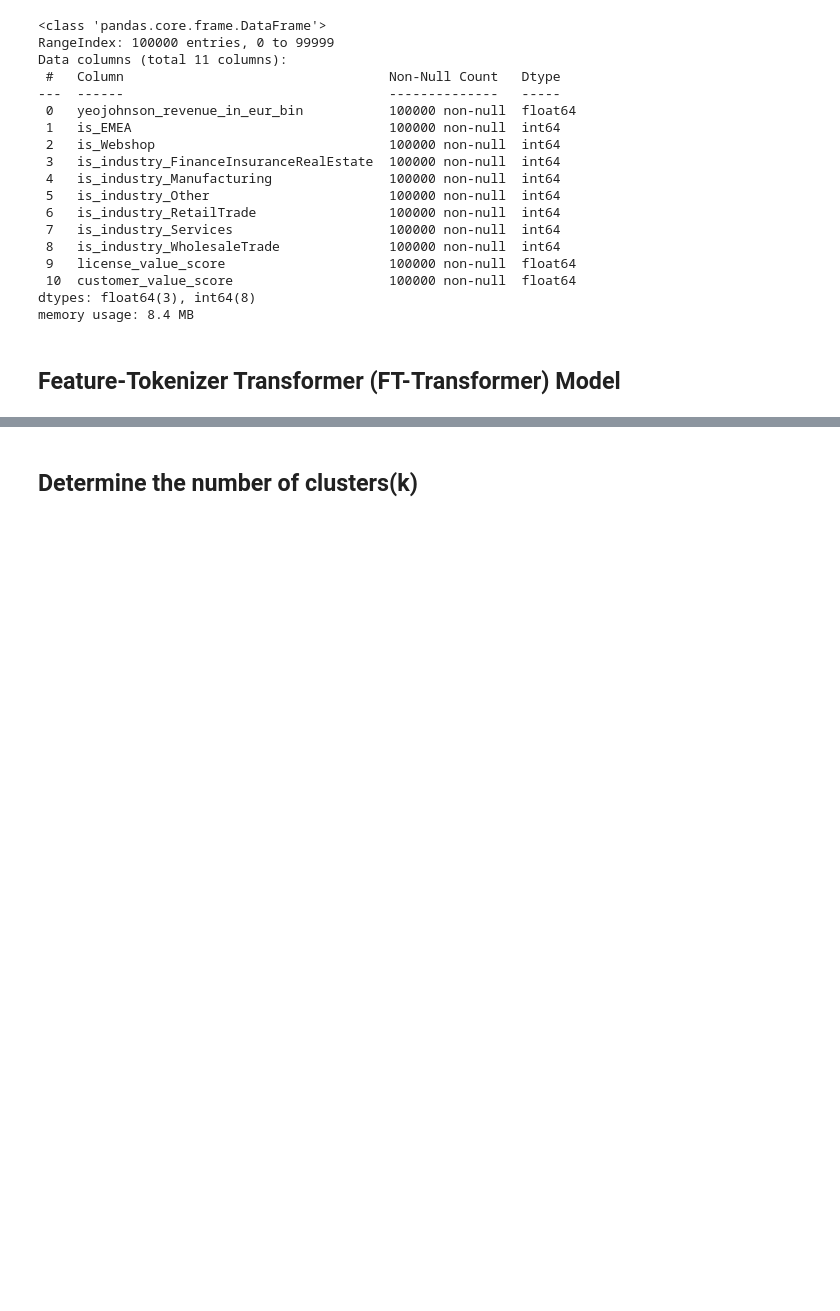
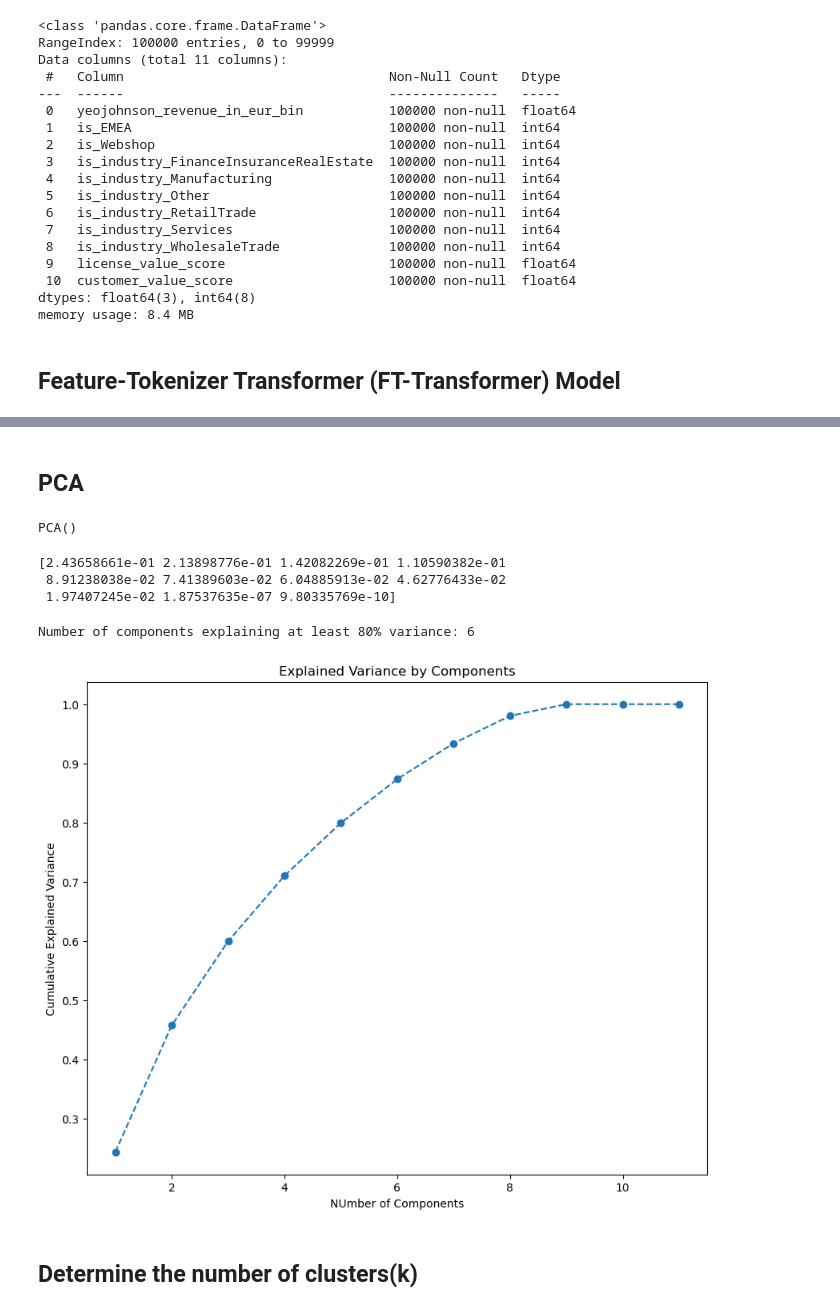
Before and after one commit to Magolizen34/cvs-transformers, a Jupyter notebook: notebooks/10ft_fttransformer_model.ipynb, the cells around one changed output, grey strips where cells are left out. Cells and saved outputs as stored; diff of their text form; code cells hidden in the pictures; blank space fills up the shorter version.

```diff
--- a/notebooks/10ft_fttransformer_model.ipynb
+++ b/notebooks/10ft_fttransformer_model.ipynb
@@ -306,0 +179,10 @@ embeddings = np.vstack(embeddings_list)
+# %%
+# Instantiate the model
+model = FTTransformer(
+    input_dim=input_dim,
+    embedding_dim=embedding_dim,
+    num_heads=num_heads,
+    ff_dim=ff_dim,
+    num_transformer_blocks=num_transformer_blocks,
+    dropout_rate=dropout_rate
+)
@@ -306,0 +227,28 @@ embeddings = np.vstack(embeddings_list)
+# %% [markdown]
+## PCA
+# %%
+pca = PCA()
+pca.fit(embeddings)
+# %% [output]
+PCA()
+# %%
+print(pca.explained_variance_ratio_)
+# %% [output]
+[2.43658661e-01 2.13898776e-01 1.42082269e-01 1.10590382e-01
+ 8.91238038e-02 7.41389603e-02 6.04885913e-02 4.62776433e-02
+ 1.97407245e-02 1.87537635e-07 9.80335769e-10]
+# %%
+cumulative_explained_variance = np.cumsum(pca.explained_variance_ratio_)
+
+plt.figure(figsize= (10, 8))
+plt.plot(range(1,12), cumulative_explained_variance, marker = 'o', linestyle='--')
+plt.title('Explained Variance by Components')
+plt.xlabel('NUmber of Components')
+plt.ylabel('Cumulative Explained Variance')
+
+# Find the number of components that explain at least 80% of the variance
+n_components_80 = np.argmax(cumulative_explained_variance >= 0.80) + 1
+print(f"Number of components explaining at least 80% variance: {n_components_80}")
+# %% [output]
+Number of components explaining at least 80% variance: 6
+[figure, added]
```
Also changed, not shown: parts of 31 cells of this notebook, 6 other files.
